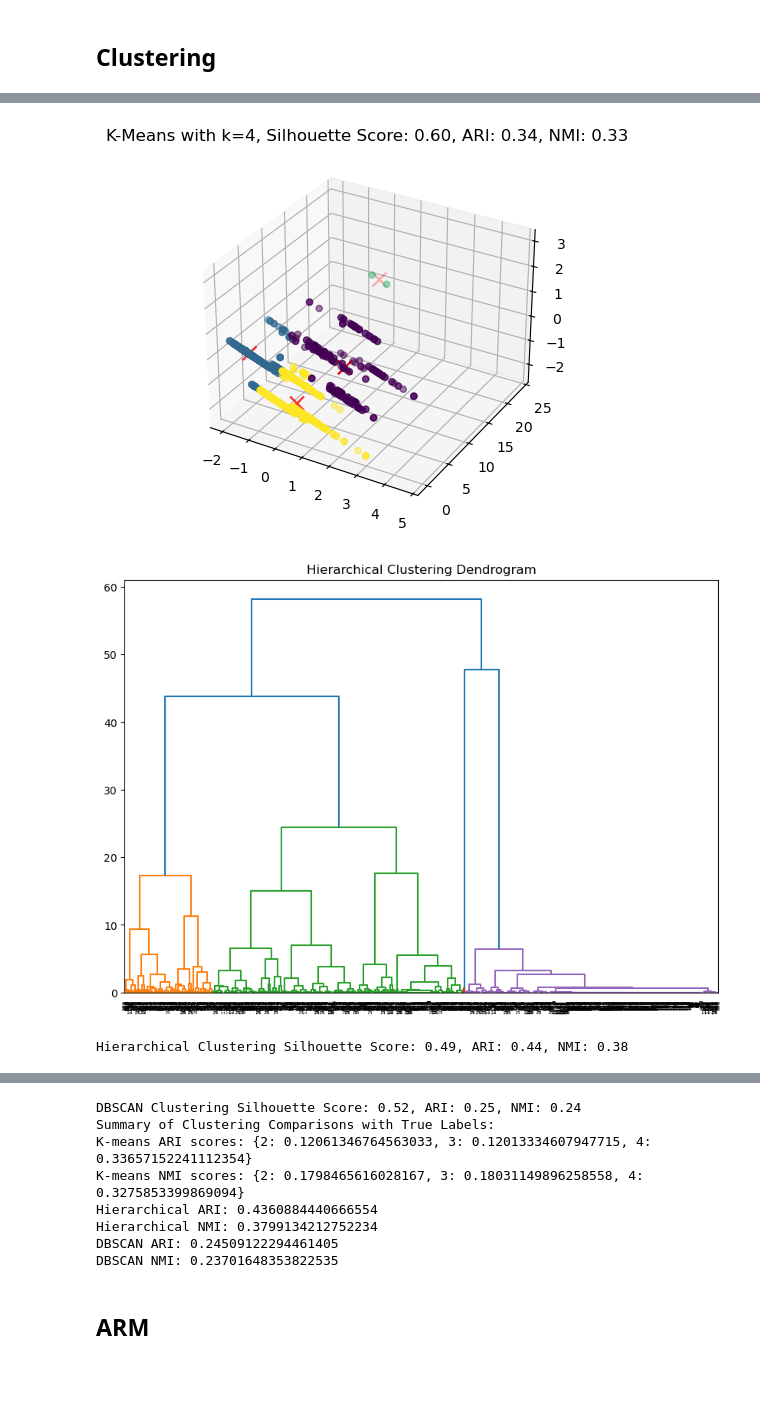
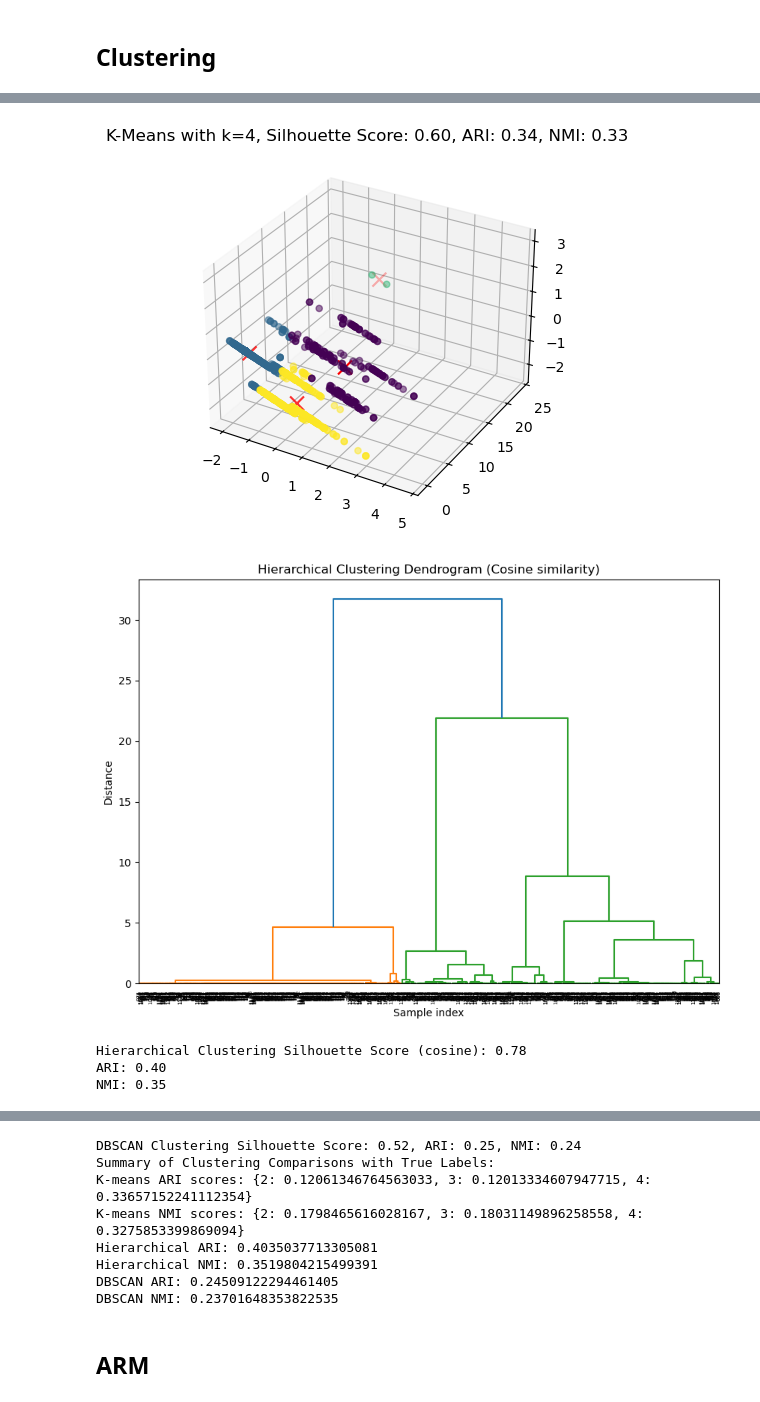
Before and after one commit to Shiva250503ss/Job_Trend_Analysis, a Jupyter notebook: unsupervised.ipynb, the cells around one changed output, grey strips where cells are left out. Saved outputs shown, nothing was run; the diff lists cells and outputs as text; code cells hidden in the pictures; blank space fills up the shorter version.

```diff
--- a/unsupervised.ipynb
+++ b/unsupervised.ipynb
@@ -81,6 +143,11 @@ plt.show()
 # %% [markdown]
 ## Clustering
 # %%
+from sklearn.decomposition import PCA
+from sklearn.preprocessing import StandardScaler
+from scipy.cluster.hierarchy import dendrogram, linkage, fcluster
+from sklearn.metrics import silhouette_score, adjusted_rand_score, normalized_mutual_info_score
+from scipy.spatial.distance import pdist
 # K-means Clustering with centroids
 k_values = [2, 3, 4]
 kmeans_scores = {}
@@ -105,51 +172,72 @@ for k in k_values:
     ax.set_title(f'K-Means with k={k}, Silhouette Score: {score:.2f}, ARI: {ari_score:.2f}, NMI: {nmi_score:.2f}')
     plt.show()
 
-# Hierarchical Clustering
-Z = linkage(X_pca_3, method='ward')
+scaler = StandardScaler()
+X_scaled = scaler.fit_transform(X_pca_3)
+
+# Hierarchical Clustering with Cosine Similarity
+# Calculate the pairwise distance matrix using cosine similarity
+distance_matrix = pdist(X_scaled, metric='cosine')
+
+# Perform the hierarchical clustering (Ward's method)
+Z = linkage(distance_matrix, method='ward')
+
+# Form flat clusters
 clusters_hierarchical = fcluster(Z, t=3, criterion='maxclust')
-hierarchical_score = silhouette_score(X_pca_3, clusters_hierarchical)
+
+# Evaluate clusters
+hierarchical_score = silhouette_score(X_scaled, clusters_hierarchical, metric='cosine')
 hierarchical_ari = adjusted_rand_score(labels, clusters_hierarchical)
 hierarchical_nmi = normalized_mutual_info_score(labels, clusters_hierarchical)
+
+# Plot dendrogram
 plt.figure(figsize=(10, 7))
 dendrogram(Z)
-plt.title('Hierarchical Clustering Dendrogram')
+plt.title('Hierarchical Clustering Dendrogram (Cosine similarity)')
+plt.xlabel('Sample index')
+plt.ylabel('Distance')
 plt.show()
-print(f"Hierarchical Clustering Silhouette Score: {hierarchical_score:.2f}, ARI: {hierarchical_ari:.2f}, NMI: {hierarchical_nmi:.2f}")
+
+# Print evaluation scores
+print(f"Hierarchical Clustering Silhouette Score (cosine): {hierarchical_score:.2f}")
+print(f"ARI: {hierarchical_ari:.2f}")
+print(f"NMI: {hierarchical_nmi:.2f}")
 
 # DBSCAN Clustering
 dbscan = DBSCAN(eps=0.5, min_samples=5)
 clusters_dbscan = dbscan.fit_predict(X_pca_3)
 dbscan_score = silhouette_score(X_pca_3, clusters_dbscan)
 dbscan_ari = adjusted_rand_score(labels, clusters_dbscan)
 dbscan_nmi = normalized_mutual_info_score(labels, clusters_dbscan)
 plt.figure()
 plt.scatter(X_pca_3[:, 0], X_pca_3[:, 1], c=clusters_dbscan, cmap='viridis')
 plt.title('DBSCAN Clustering')
 plt.show()
 print(f"DBSCAN Clustering Silhouette Score: {dbscan_score:.2f}, ARI: {dbscan_ari:.2f}, NMI: {dbscan_nmi:.2f}")
 
 # Summary of comparisons
 print("Summary of Clustering Comparisons with True Labels:")
 print("K-means ARI scores:", kmeans_ari_scores)
 print("K-means NMI scores:", kmeans_nmi_scores)
 print("Hierarchical ARI:", hierarchical_ari)
 print("Hierarchical NMI:", hierarchical_nmi)
 print("DBSCAN ARI:", dbscan_ari)
 print("DBSCAN NMI:", dbscan_nmi)
 # %% [output]
 [figure]
 [figure]
 [figure]
-[figure, old version]
+[figure, new version]
-Hierarchical Clustering Silhouette Score: 0.49, ARI: 0.44, NMI: 0.38
+Hierarchical Clustering Silhouette Score (cosine): 0.78
+ARI: 0.40
+NMI: 0.35
 [figure]
 DBSCAN Clustering Silhouette Score: 0.52, ARI: 0.25, NMI: 0.24
 Summary of Clustering Comparisons with True Labels:
 K-means ARI scores: {2: 0.12061346764563033, 3: 0.12013334607947715, 4: 0.33657152241112354}
 K-means NMI scores: {2: 0.1798465616028167, 3: 0.18031149896258558, 4: 0.3275853399869094}
-Hierarchical ARI: 0.4360884440666554
-Hierarchical NMI: 0.3799134212752234
+Hierarchical ARI: 0.4035037713305081
+Hierarchical NMI: 0.3519804215499391
 DBSCAN ARI: 0.24509122294461405
 DBSCAN NMI: 0.23701648353822535
 # %% [markdown]
```
Also changed, not shown: parts of 3 cells of this notebook, 4 other files.
